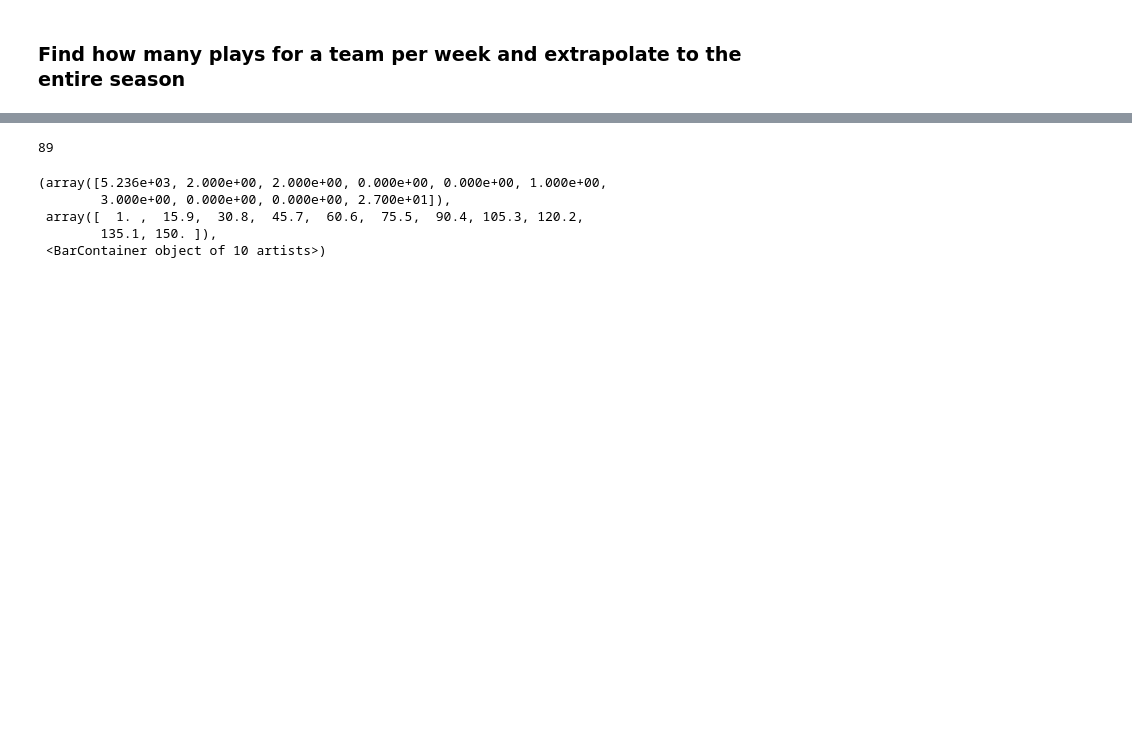
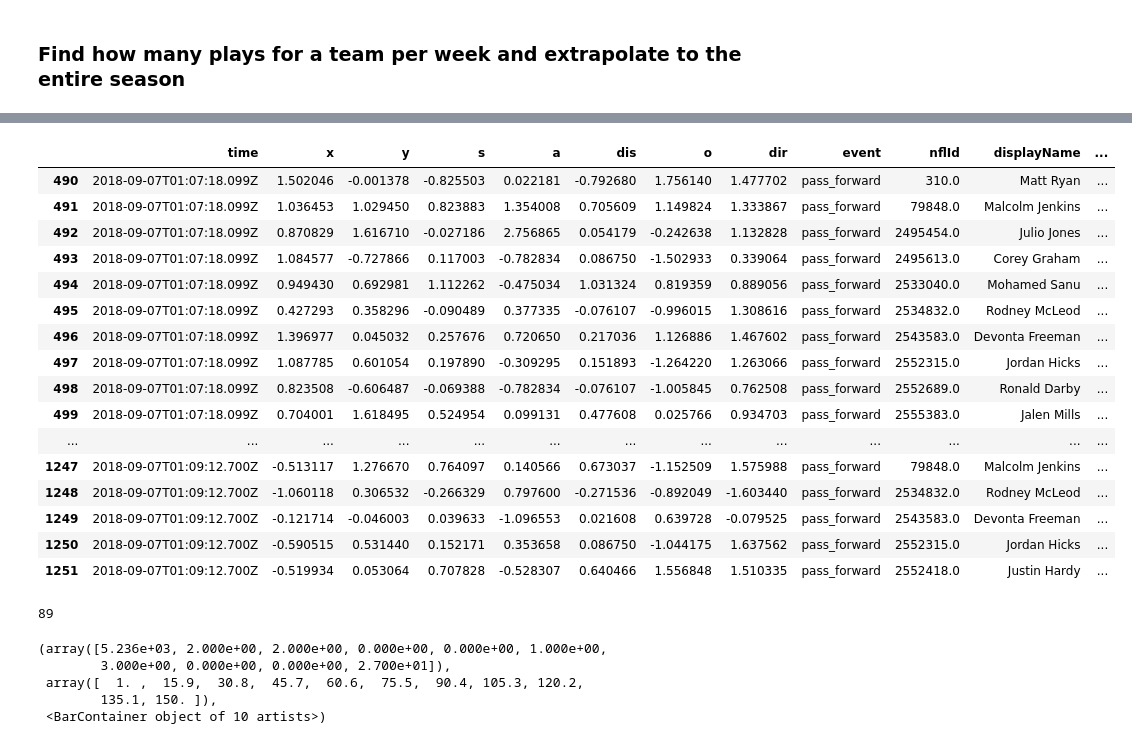
Before and after one commit to adisujithkumar/nfl-big-data-bowl-2021, a Jupyter notebook: Playground EDA.ipynb, the cells around one changed output, grey strips where cells are left out. Saved outputs shown, nothing was run; the diff lists cells and outputs as text; code cells hidden in the pictures; blank space fills up the shorter version.

```diff
--- a/Playground EDA.ipynb
+++ b/Playground EDA.ipynb
@@ -10,3 +91,23 @@ df = pd.read_csv(filepath)
+# %%
+df[df['event'] == 'pass_forward']
+# %% [output]
+|  | time | x | y | s | a | dis | o | dir | event | nflId | displayName | ... |
+| 490 | 2018-09-07T01:07:18.099Z | 1.502046 | -0.001378 | -0.825503 | 0.022181 | -0.792680 | 1.756140 | 1.477702 | pass_forward | 310.0 | Matt Ryan | ... |
+| 491 | 2018-09-07T01:07:18.099Z | 1.036453 | 1.029450 | 0.823883 | 1.354008 | 0.705609 | 1.149824 | 1.333867 | pass_forward | 79848.0 | Malcolm Jenkins | ... |
+| 492 | 2018-09-07T01:07:18.099Z | 0.870829 | 1.616710 | -0.027186 | 2.756865 | 0.054179 | -0.242638 | 1.132828 | pass_forward | 2495454.0 | Julio Jones | ... |
+| 493 | 2018-09-07T01:07:18.099Z | 1.084577 | -0.727866 | 0.117003 | -0.782834 | 0.086750 | -1.502933 | 0.339064 | pass_forward | 2495613.0 | Corey Graham | ... |
+| 494 | 2018-09-07T01:07:18.099Z | 0.949430 | 0.692981 | 1.112262 | -0.475034 | 1.031324 | 0.819359 | 0.889056 | pass_forward | 2533040.0 | Mohamed Sanu | ... |
+| 495 | 2018-09-07T01:07:18.099Z | 0.427293 | 0.358296 | -0.090489 | 0.377335 | -0.076107 | -0.996015 | 1.308616 | pass_forward | 2534832.0 | Rodney McLeod | ... |
+| 496 | 2018-09-07T01:07:18.099Z | 1.396977 | 0.045032 | 0.257676 | 0.720650 | 0.217036 | 1.126886 | 1.467602 | pass_forward | 2543583.0 | Devonta Freeman | ... |
+| 497 | 2018-09-07T01:07:18.099Z | 1.087785 | 0.601054 | 0.197890 | -0.309295 | 0.151893 | -1.264220 | 1.263066 | pass_forward | 2552315.0 | Jordan Hicks | ... |
+| 498 | 2018-09-07T01:07:18.099Z | 0.823508 | -0.606487 | -0.069388 | -0.782834 | -0.076107 | -1.005845 | 0.762508 | pass_forward | 2552689.0 | Ronald Darby | ... |
+| 499 | 2018-09-07T01:07:18.099Z | 0.704001 | 1.618495 | 0.524954 | 0.099131 | 0.477608 | 0.025766 | 0.934703 | pass_forward | 2555383.0 | Jalen Mills | ... |
+| ... | ... | ... | ... | ... | ... | ... | ... | ... | ... | ... | ... | ... |
+| 1247 | 2018-09-07T01:09:12.700Z | -0.513117 | 1.276670 | 0.764097 | 0.140566 | 0.673037 | -1.152509 | 1.575988 | pass_forward | 79848.0 | Malcolm Jenkins | ... |
+| 1248 | 2018-09-07T01:09:12.700Z | -1.060118 | 0.306532 | -0.266329 | 0.797600 | -0.271536 | -0.892049 | -1.603440 | pass_forward | 2534832.0 | Rodney McLeod | ... |
+| 1249 | 2018-09-07T01:09:12.700Z | -0.121714 | -0.046003 | 0.039633 | -1.096553 | 0.021608 | 0.639728 | -0.079525 | pass_forward | 2543583.0 | Devonta Freeman | ... |
+| 1250 | 2018-09-07T01:09:12.700Z | -0.590515 | 0.531440 | 0.152171 | 0.353658 | 0.086750 | -1.044175 | 1.637562 | pass_forward | 2552315.0 | Jordan Hicks | ... |
+| 1251 | 2018-09-07T01:09:12.700Z | -0.519934 | 0.053064 | 0.707828 | -0.528307 | 0.640466 | 1.556848 | 1.510335 | pass_forward | 2552418.0 | Justin Hardy | ... |
 # %%
 len(df[df['gameId'] == 2018090600]['playId'].value_counts())
 # %% [output]
```
Also changed, not shown: parts of 32 cells of this notebook.
